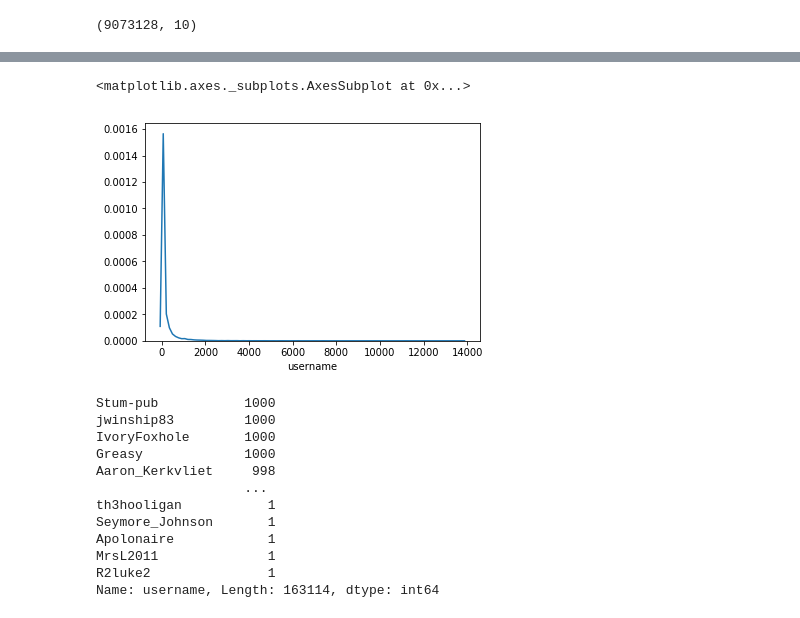
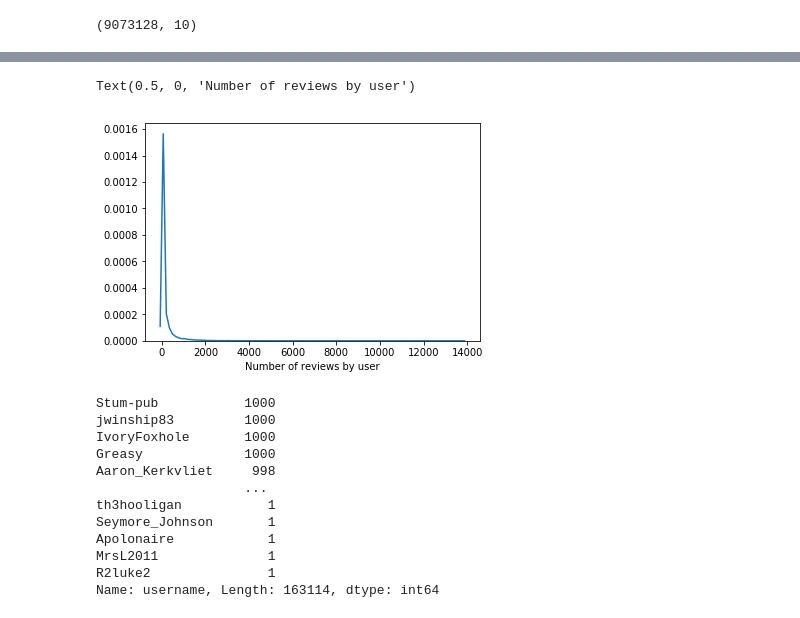
Before and after one commit to aabrahamson3/beer30, a Jupyter notebook: Medium-EDA.ipynb, the cells around one changed output, grey strips where cells are left out. Drawn from its saved outputs; the diff is of its cells as text; code cells hidden in the pictures.

```diff
--- a/Medium-EDA.ipynb
+++ b/Medium-EDA.ipynb
@@ -33,10 +43,11 @@ reviews.sample(10)
 # %%
 # Distribution plot of users and the number of reviews they have made. Most users have made
 # few reviews, and a small portion of them have a large contribution
-sns.distplot(reviews.username.value_counts(), hist=False)
+ax = sns.distplot(reviews.username.value_counts(), hist=False)
+ax.set_xlabel('Number of reviews by user')
 # %% [output]
-<matplotlib.axes._subplots.AxesSubplot at 0x...>
+Text(0.5, 0, 'Number of reviews by user')
-[figure, old version]
+[figure, new version]
 # %%
 # Only around ~1800 users have over 1000 reviews
 reviews.username.value_counts()[1820:]
```
Also changed, not shown: parts of 15 cells of this notebook.
